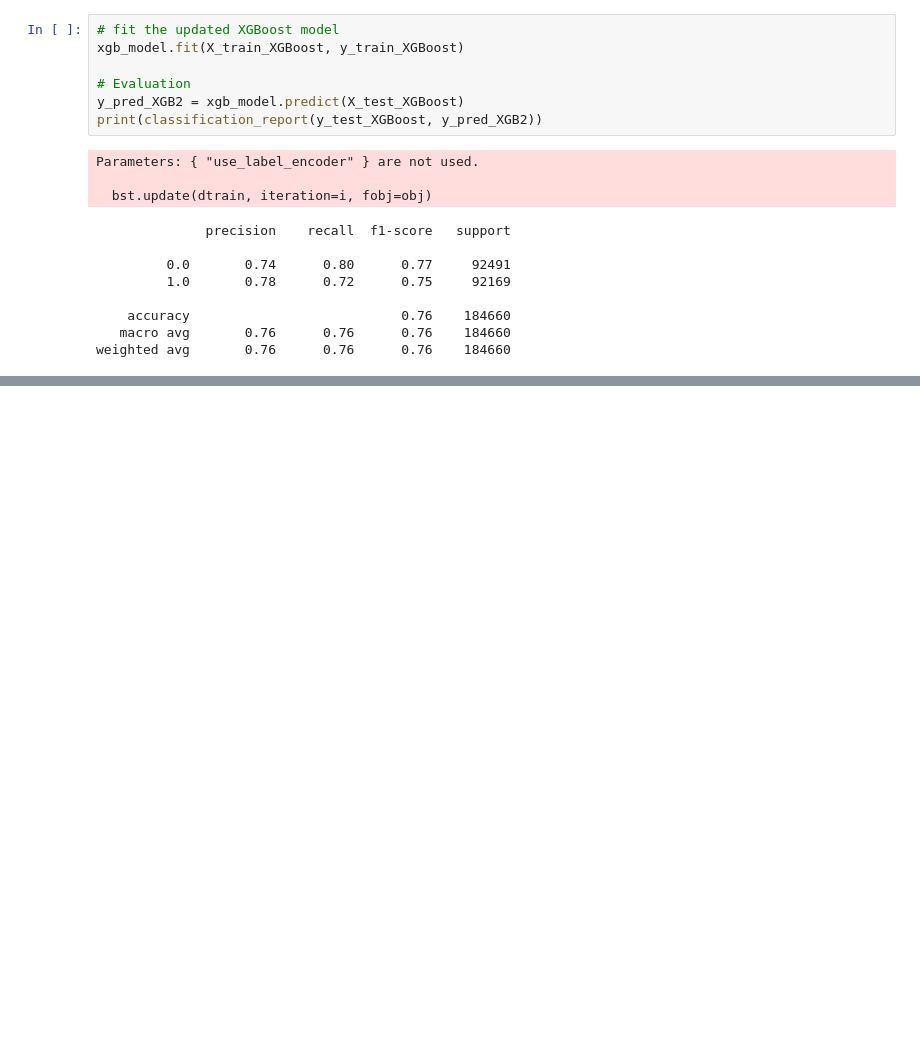
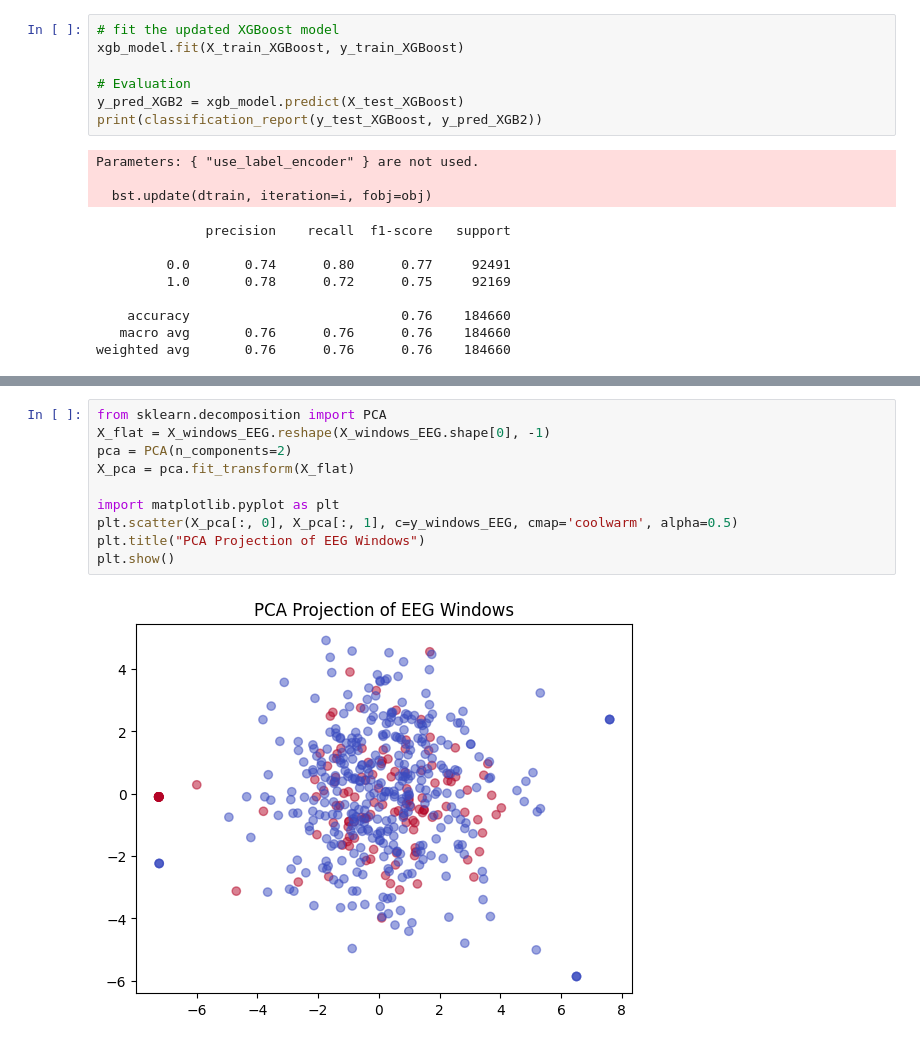
Before and after one commit to Cdennis51/Neurocheck, a Jupyter notebook: notebook/Model Creation.ipynb, the cells around one changed output, grey strips where cells are left out. Cells and saved outputs as stored; diff of their text form; blank space fills up the shorter version.

```diff
--- a/notebook/Model Creation.ipynb
+++ b/notebook/Model Creation.ipynb
@@ -708,0 +880,12 @@ weighted avg       0.76      0.76      0.76    184660
+# %%
+from sklearn.decomposition import PCA
+X_flat = X_windows_EEG.reshape(X_windows_EEG.shape[0], -1)
+pca = PCA(n_components=2)
+X_pca = pca.fit_transform(X_flat)
+
+import matplotlib.pyplot as plt
+plt.scatter(X_pca[:, 0], X_pca[:, 1], c=y_windows_EEG, cmap='coolwarm', alpha=0.5)
+plt.title("PCA Projection of EEG Windows")
+plt.show()
+# %% [output]
+[figure, added]
```
Also changed, not shown: parts of 39 cells of this notebook, 2 other files.
